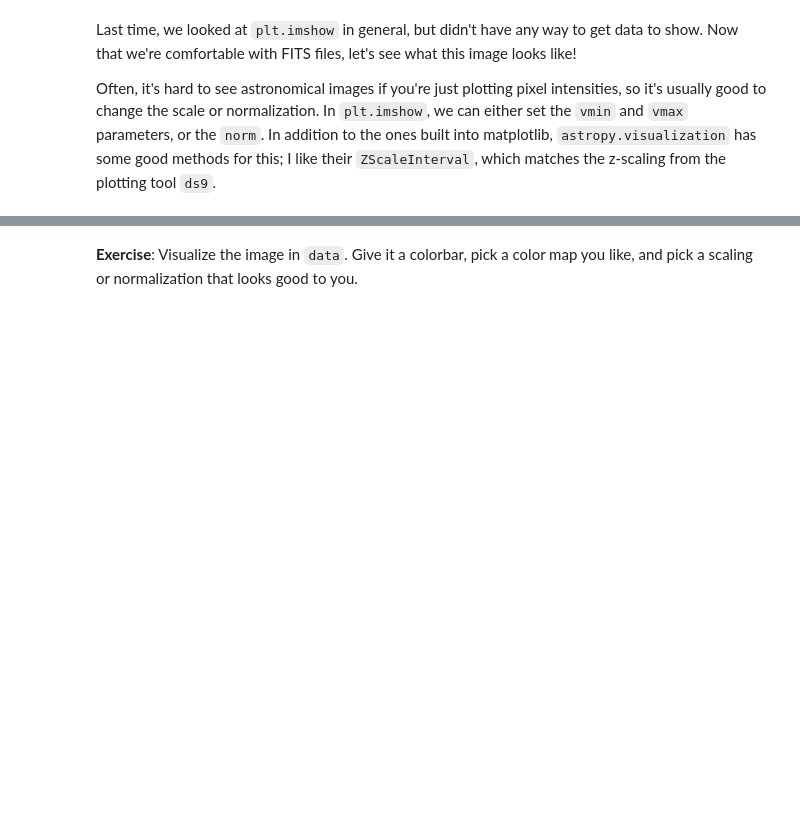
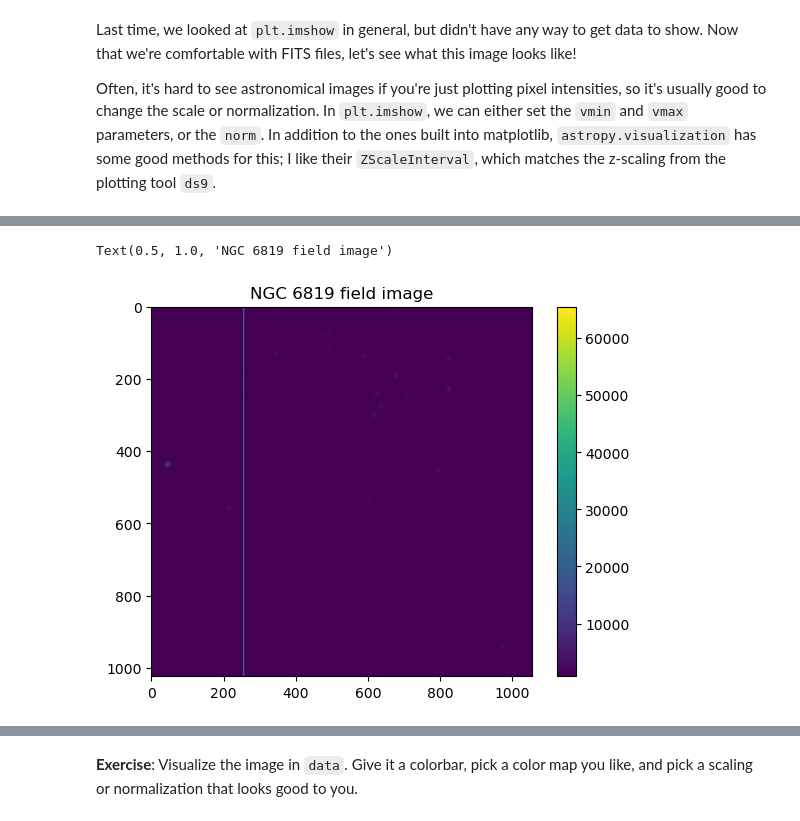
Before and after one commit to aditya-sengupta/camber-reu, a Jupyter notebook: lamat_bootcamp/lamat2025_astropy.ipynb, the cells around one changed output, grey strips where cells are left out. Drawn from its saved outputs; the diff is of its cells as text; code cells hidden in the pictures; blank space fills up the shorter version.

```diff
--- a/lamat_bootcamp/lamat2025_astropy.ipynb
+++ b/lamat_bootcamp/lamat2025_astropy.ipynb
@@ -241,7 +435,8 @@ vmin, vmax
 # %%
-plt.imshow(ngc_data)
-plt.colorbar()
-plt.title("NGC 6819 field image")
+# your code here - call `imshow` on `ngc_data`
+# %% [output]
+Text(0.5, 1.0, 'NGC 6819 field image')
+[figure, added]
 # %%
 # creating fun test data for images
 sd_x, sd_y = 5, 5 # try varying these!
```
Also changed, not shown: parts of 53 cells of this notebook, 8 other files.
